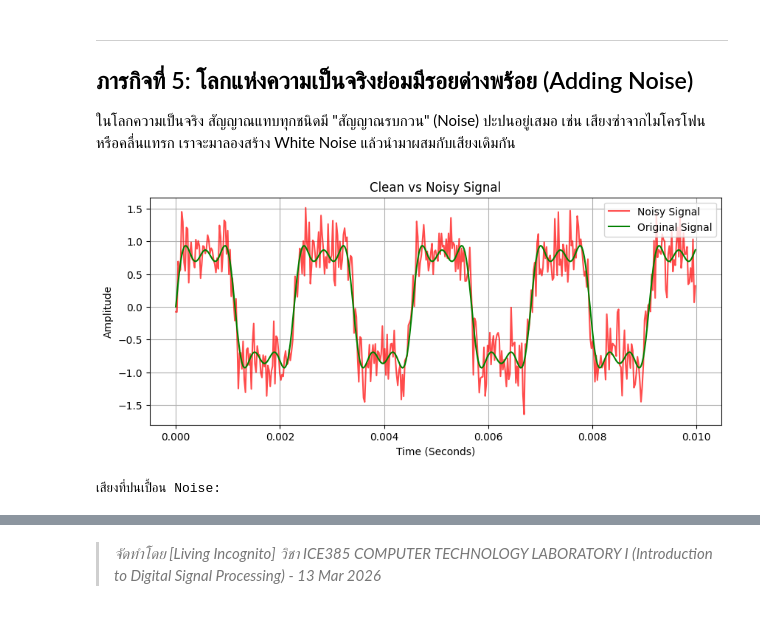
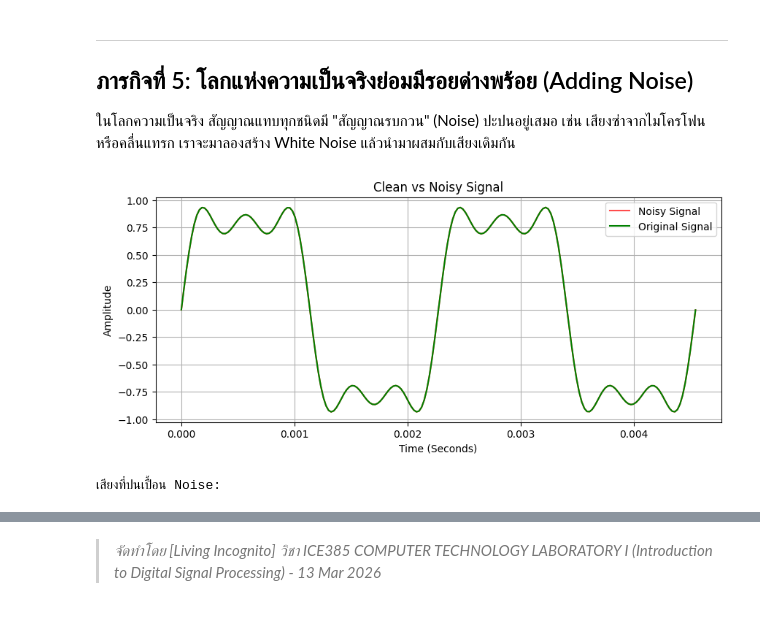
Before and after one commit to jirat40127-oss/DSP-Labs, a Jupyter notebook: Lab01_HelloDSP.ipynb, the cells around one changed output, grey strips where cells are left out. Cells and saved outputs as stored; diff of their text form; code cells hidden in the pictures.

```diff
--- a/Lab01_HelloDSP.ipynb
+++ b/Lab01_HelloDSP.ipynb
@@ -29,12 +29,12 @@ Libraries imported successfully! พร้อมลุยภารกิจต
 * **Duration:** ความยาวของเสียงที่เราต้องการ (วินาที)
 # %%
 fs = 44100          # Sampling Rate: 44100 Hz
-duration = 1.0      # ความยาวเสียง: 1 วินาที
+duration = 0.004545      # ความยาวเสียง: 1 วินาที
 num_samples = int(fs * duration) # จำนวนจุดข้อมูลทั้งหมด
 
 # MISSION 1: สร้าง Array ของเวลา 't' ตั้งแต่ 0 ถึง 1 วินาที ให้มีจำนวนจุดเท่ากับ num_samples
 # Hint: ใช้ฟังก์ชัน np.linspace(จุดเริ่มต้น, จุดสิ้นสุด, จำนวนจุด)
-t = np.linspace(0, duration, num_samples)
+t = t = np.linspace(0, duration, num_samples)
 
 print(f"สร้างแกนเวลาสำเร็จ! จำนวนจุดข้อมูลทั้งหมด: {len(t)} จุด")
 print(f"ข้อมูล 5 จุดแรกคือ: {t[:5]}")
@@ -91,16 +93,16 @@ $$y_{square}(t) = \sin(2\pi f t) + \frac{1}{3}\sin(2\pi (3f) t) + \frac{1}{5}\si
 f_base = 440.0 # ความถี่หลัก (Fundamental Frequency)
 
 # 1. สร้าง Sine wave ตัวหลัก (ความถี่ f_base, ความดัง 1.0)
-y1 = np.sin(2*np.pi*f_base*t)
+y1 = np.sin(2 * np.pi * f_base * t)
 
 # 2. สร้าง Sine wave ตัวที่ 2 (ความถี่เป็น 3 เท่า, ความดังลดลงเหลือ 1/3)
-y2 = 1/3*np.sin(2*np.pi*(3*f_base)*t)
+y2 = (1/3) * np.sin(2 * np.pi * (3 * f_base) * t)
 
 # MISSION 4: สร้าง Sine wave ตัวที่ 3 (ความถี่เป็น 5 เท่า, ความดังลดลงเหลือ 1/5)
-y3 = 1/5*np.sin(2*np.pi*(5*f_base)*t)
+y3 = (1/5) * np.sin(2 * np.pi * (5 * f_base) * t)
 
 # นำคลื่นทั้ง 3 มารวมร่างกัน!
-y_fourier = y1+y2+y3
+y_fourier = y1 + y2 + y3
 
 # พล็อตกราฟเปรียบเทียบคลื่นต้นฉบับ กับคลื่นที่รวมร่างแล้ว
 plt.figure(figsize=(10, 4))
@@ -127,27 +129,27 @@ display(Audio(data=y_fourier, rate=fs))
 # %%
 # สร้าง White Noise (สัญญาณสุ่มแบบ Gaussian distribution)
 noise_amplitude = 0.3 # ปรับความดังของ Noise
 noise = noise_amplitude * np.random.normal(0, 1, len(t))
 
 # MISSION 5: นำสัญญาณคลื่นรวม (y_fourier) มาบวกกับสัญญาณรบกวน (noise)
-y_noisy = y_fourier + noise
+y_noisy = y1+y2+y3
 
 # วาดกราฟเปรียบเทียบ
 plt.figure(figsize=(10, 4))
 plt.plot(t[:441], y_noisy[:441], color='red', alpha=0.7, label='Noisy Signal')
 plt.plot(t[:441], y_fourier[:441], color='green', label='Original Signal')
 plt.title("Clean vs Noisy Signal")
 plt.xlabel("Time (Seconds)")
 plt.ylabel("Amplitude")
 plt.legend(loc='upper right')
 plt.grid(True)
 plt.show()
 
 # ฟังเสียงที่โดน Noise รบกวน
 print("เสียงที่ปนเปื้อน Noise:")
 display(Audio(data=y_noisy, rate=fs))
 # %% [output]
-[figure, old version]
+[figure, new version]
 เสียงที่ปนเปื้อน Noise:
 [interactive output not drawn]
 # %% [markdown]
```
Also changed, not shown: parts of 4 cells of this notebook.
